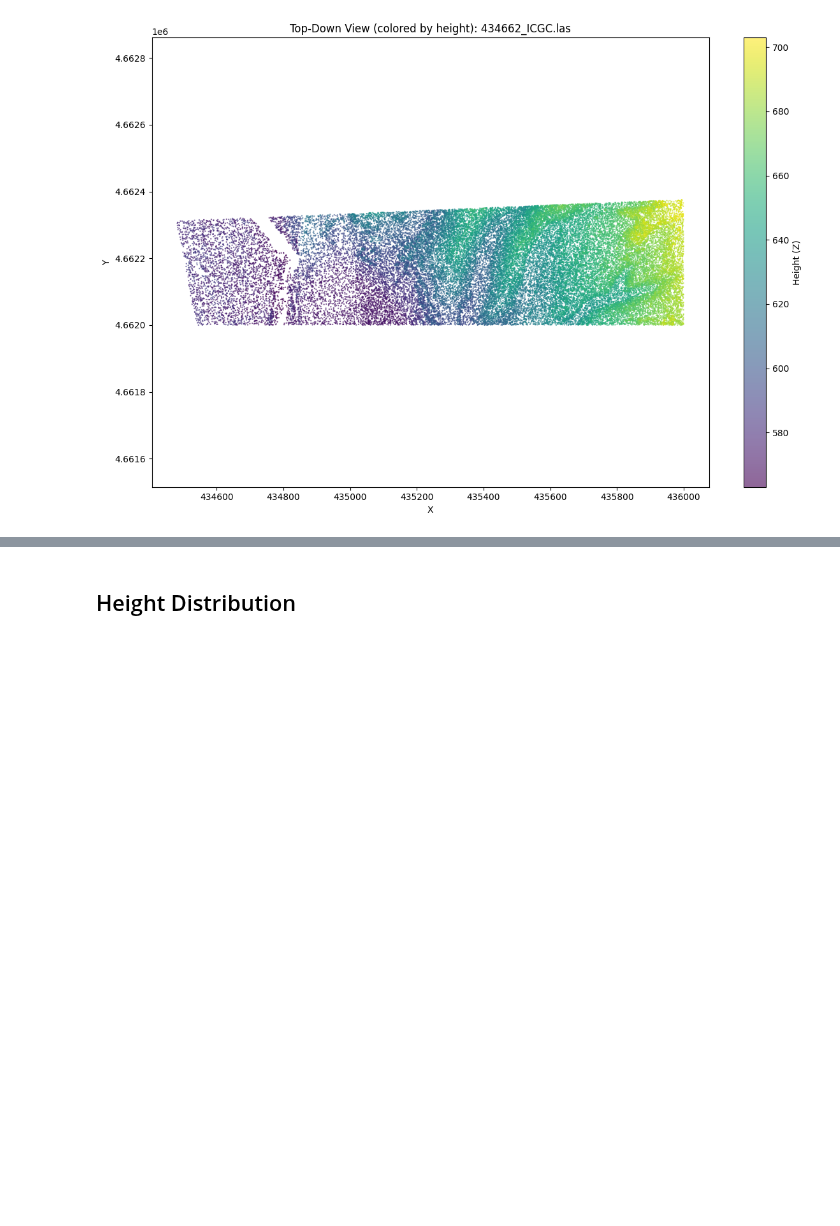
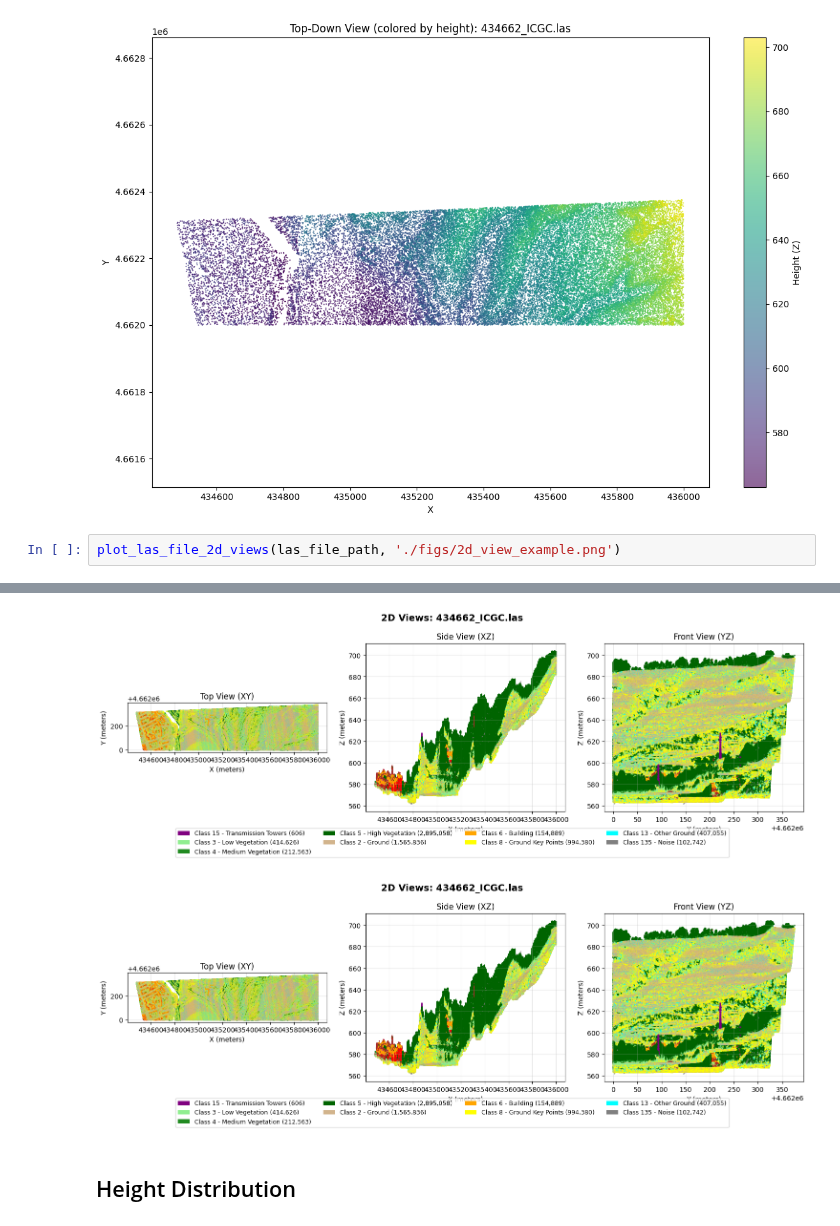
Before and after one commit to msalunina/aidl-2026-3d-semantic-segmentation, a Jupyter notebook: visualize_las_data.ipynb, the cells around one changed output, grey strips where cells are left out. Drawn from its saved outputs; the diff is of its cells as text; blank space fills up the shorter version.

```diff
--- a/visualize_las_data.ipynb
+++ b/visualize_las_data.ipynb
@@ -201,3 +238,6 @@ plt.tight_layout()
 plt.show()
 # %% [output]
 [figure]
+# %%
+plot_las_file_2d_views(las_file_path, './figs/2d_view_example.png')
+# %% [output]
@@ -204,3 +246,5 @@ plt.show()
+[figure, added]
+[figure, added]
 # %% [markdown]
 ## Height Distribution
 # %%
```
Also changed, not shown: parts of 5 cells of this notebook, 10 other files.
